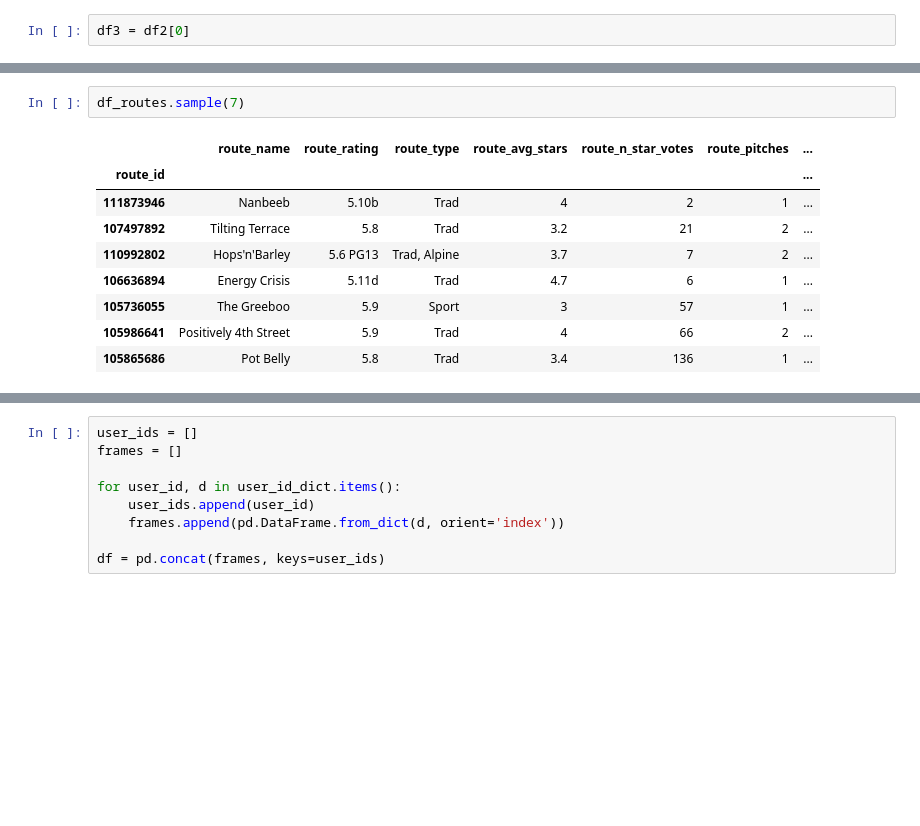
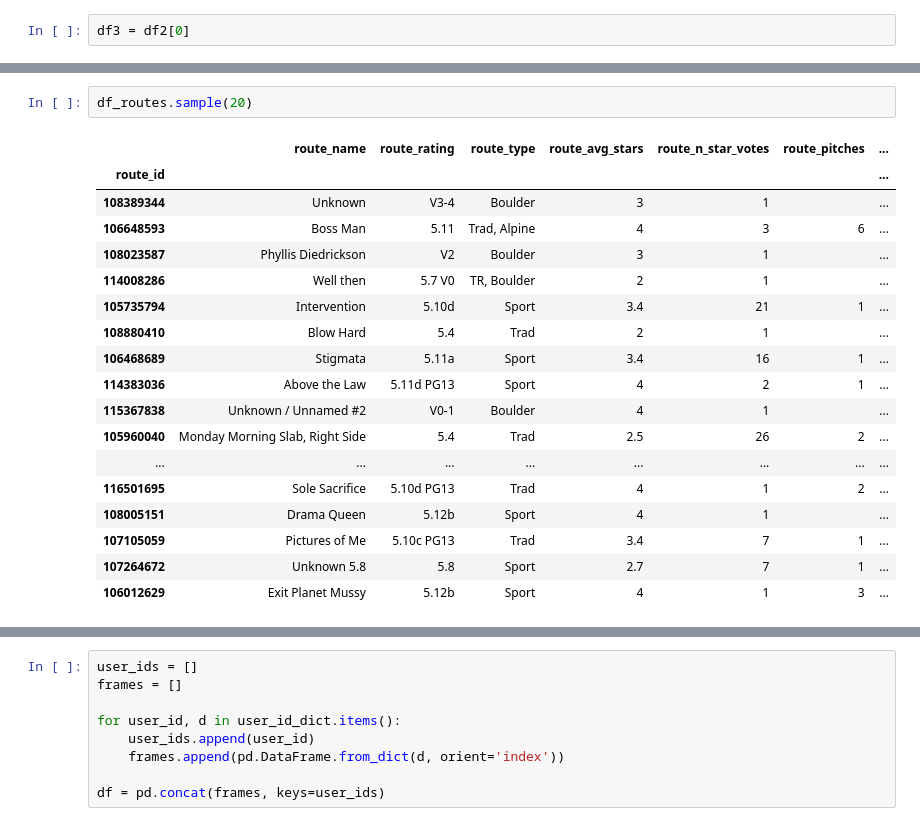
Before and after one commit to glabaria/NextClimb, a Jupyter notebook: MountainProject Data Exploration.ipynb, the cells around one changed output, grey strips where cells are left out. Saved outputs shown, nothing was run; the diff lists cells and outputs as text; blank space fills up the shorter version.

```diff
--- a/MountainProject Data Exploration.ipynb
+++ b/MountainProject Data Exploration.ipynb
@@ -114,12 +114,21 @@ df_routes
 # %%
-df_routes.sample(7)
+df_routes.sample(20)
 # %% [output]
 |  | route_name | route_rating | route_type | route_avg_stars | route_n_star_votes | route_pitches | ... |
 | route_id |  |  |  |  |  |  | ... |
-| 111873946 | Nanbeeb | 5.10b | Trad | 4 | 2 | 1 | ... |
-| 107497892 | Tilting Terrace | 5.8 | Trad | 3.2 | 21 | 2 | ... |
-| 110992802 | Hops'n'Barley | 5.6 PG13 | Trad, Alpine | 3.7 | 7 | 2 | ... |
-| 106636894 | Energy Crisis | 5.11d | Trad | 4.7 | 6 | 1 | ... |
-| 105736055 | The Greeboo | 5.9 | Sport | 3 | 57 | 1 | ... |
-| 105986641 | Positively 4th Street | 5.9 | Trad | 4 | 66 | 2 | ... |
-| 105865686 | Pot Belly | 5.8 | Trad | 3.4 | 136 | 1 | ... |
+| 108389344 | Unknown | V3-4 | Boulder | 3 | 1 |  | ... |
+| 106648593 | Boss Man | 5.11 | Trad, Alpine | 4 | 3 | 6 | ... |
+| 108023587 | Phyllis Diedrickson | V2 | Boulder | 3 | 1 |  | ... |
+| 114008286 | Well then | 5.7 V0 | TR, Boulder | 2 | 1 |  | ... |
+| 105735794 | Intervention | 5.10d | Sport | 3.4 | 21 | 1 | ... |
+| 108880410 | Blow Hard | 5.4 | Trad | 2 | 1 |  | ... |
+| 106468689 | Stigmata | 5.11a | Sport | 3.4 | 16 | 1 | ... |
+| 114383036 | Above the Law | 5.11d PG13 | Sport | 4 | 2 | 1 | ... |
+| 115367838 | Unknown / Unnamed #2 | V0-1 | Boulder | 4 | 1 |  | ... |
+| 105960040 | Monday Morning Slab, Right Side | 5.4 | Trad | 2.5 | 26 | 2 | ... |
+| ... | ... | ... | ... | ... | ... | ... | ... |
+| 116501695 | Sole Sacrifice | 5.10d PG13 | Trad | 4 | 1 | 2 | ... |
+| 108005151 | Drama Queen | 5.12b | Sport | 4 | 1 |  | ... |
+| 107105059 | Pictures of Me | 5.10c PG13 | Trad | 3.4 | 7 | 1 | ... |
+| 107264672 | Unknown 5.8 | 5.8 | Sport | 2.7 | 7 | 1 | ... |
+| 106012629 | Exit Planet Mussy | 5.12b | Sport | 4 | 1 | 3 | ... |
```
Also changed, not shown: parts of 29 cells of this notebook, 3 other files.
